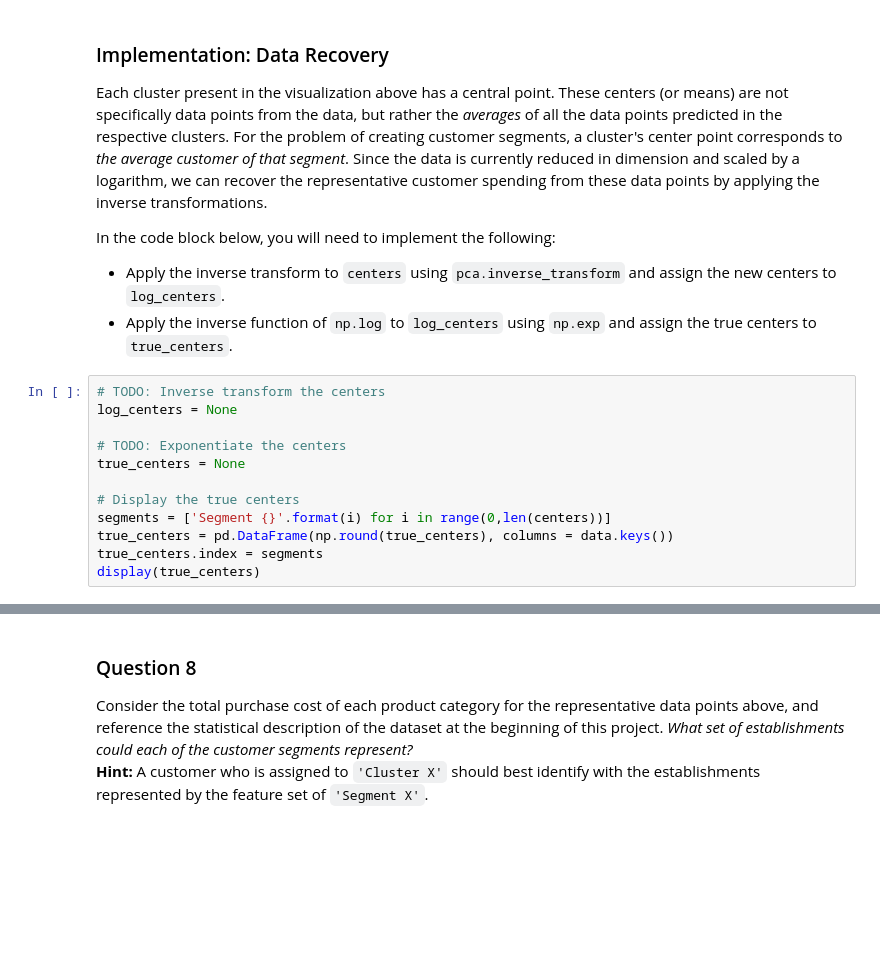
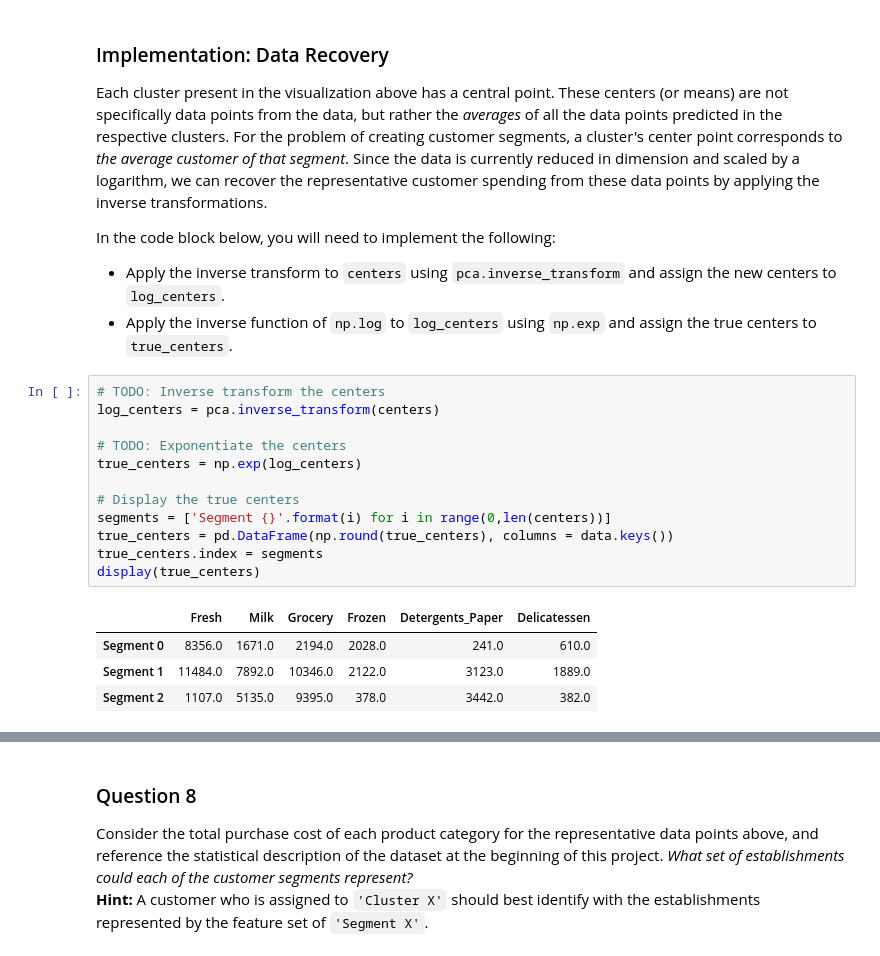
Before and after one commit to torenunez/machine-learning, a Jupyter notebook: projects/customer_segments/customer_segments.ipynb, the cells around one changed output, grey strips where cells are left out. Saved outputs shown, nothing was run; the diff lists cells and outputs as text; blank space fills up the shorter version.

```diff
--- a/projects/customer_segments/customer_segments.ipynb
+++ b/projects/customer_segments/customer_segments.ipynb
@@ -485,13 +457,18 @@ In the code block below, you will need to implement the following:
  - Apply the inverse function of `np.log` to `log_centers` using `np.exp` and assign the true centers to `true_centers`.
 # %%
 # TODO: Inverse transform the centers
-log_centers = None
+log_centers = pca.inverse_transform(centers)
 
 # TODO: Exponentiate the centers
-true_centers = None
+true_centers = np.exp(log_centers)
 
 # Display the true centers
 segments = ['Segment {}'.format(i) for i in range(0,len(centers))]
 true_centers = pd.DataFrame(np.round(true_centers), columns = data.keys())
 true_centers.index = segments
 display(true_centers)
+# %% [output]
+|  | Fresh | Milk | Grocery | Frozen | Detergents_Paper | Delicatessen |
+| Segment 0 | 8356.0 | 1671.0 | 2194.0 | 2028.0 | 241.0 | 610.0 |
+| Segment 1 | 11484.0 | 7892.0 | 10346.0 | 2122.0 | 3123.0 | 1889.0 |
+| Segment 2 | 1107.0 | 5135.0 | 9395.0 | 378.0 | 3442.0 | 382.0 |
```
Also changed, not shown: parts of 8 cells of this notebook.
